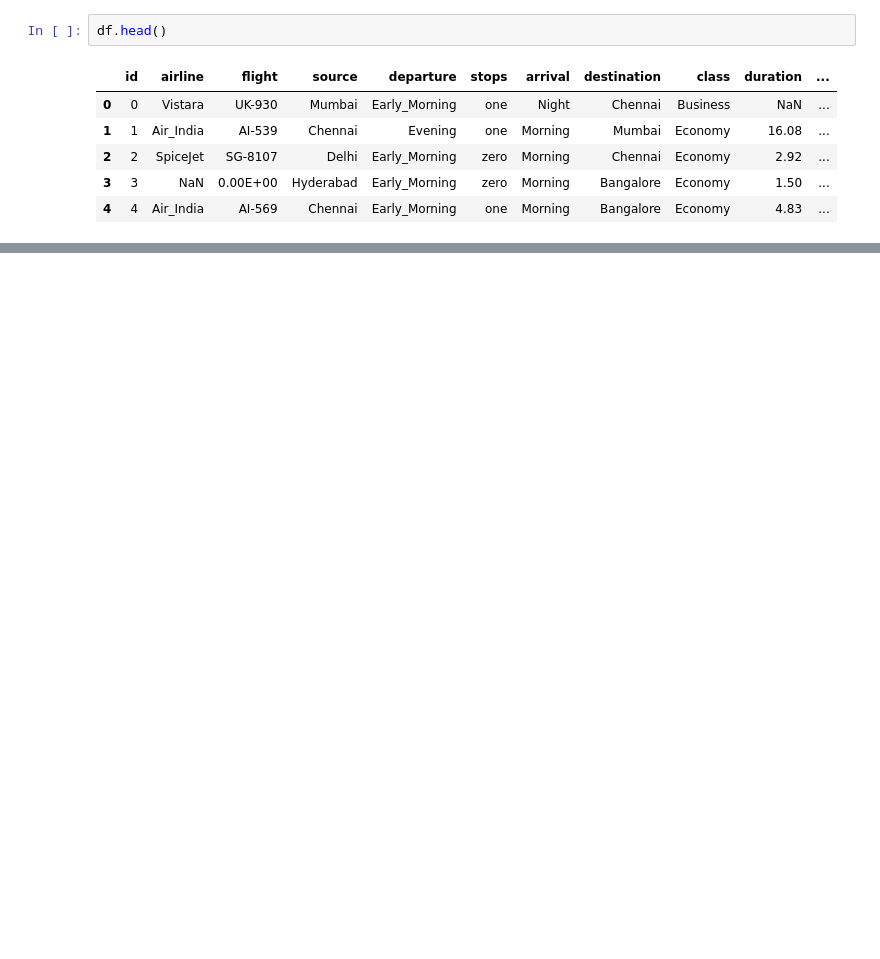
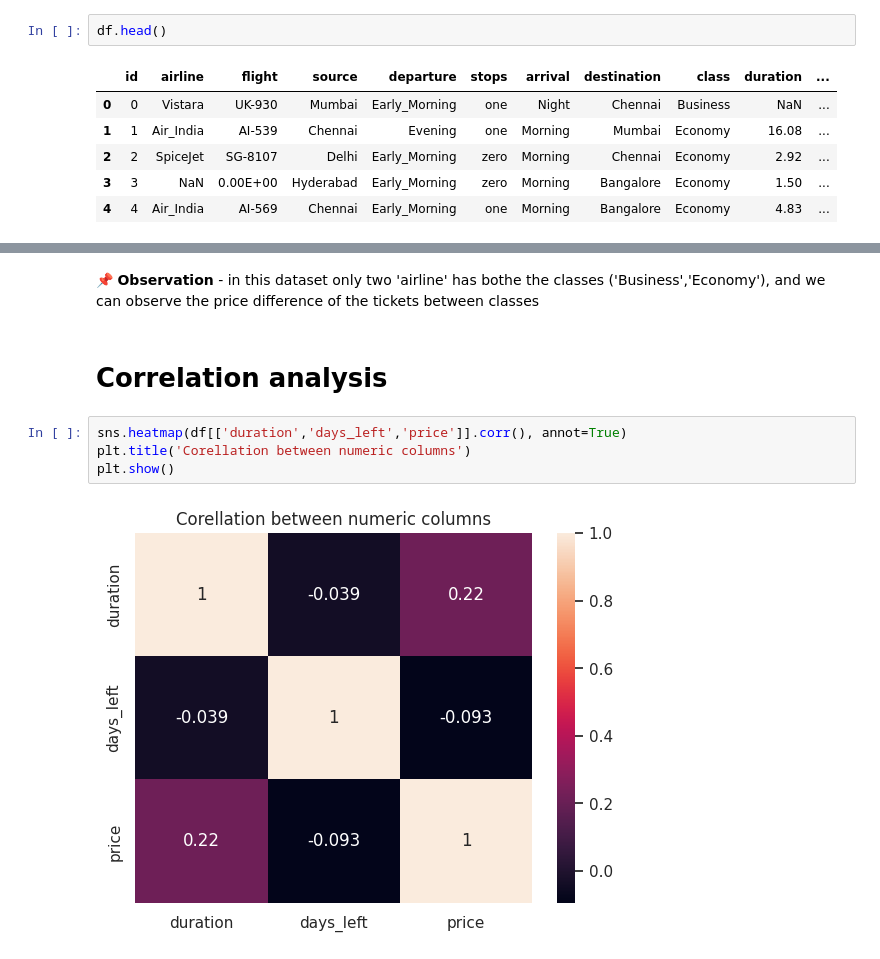
Before and after one commit to satyaiitm/Flight-Ticket-Price-Prediction-ML, a Jupyter notebook: notebooks/EDA.ipynb, the cells around one changed output, grey strips where cells are left out. Cells and saved outputs as stored; diff of their text form; blank space fills up the shorter version.

```diff
--- a/notebooks/EDA.ipynb
+++ b/notebooks/EDA.ipynb
@@ -37,0 +107,10 @@ memory usage: 3.7 MB
+# %% [markdown]
+📌 **Observation** - in this dataset only two 'airline' has bothe the classes ('Business','Economy'), and we can observe the price difference of the tickets between classes
+# %% [markdown]
+# Correlation analysis
+# %%
+sns.heatmap(df[['duration','days_left','price']].corr(), annot=True)
+plt.title('Corellation between numeric columns')
+plt.show()
+# %% [output]
+[figure, added]
```
Also changed, not shown: parts of 15 cells of this notebook, 3 other files.
